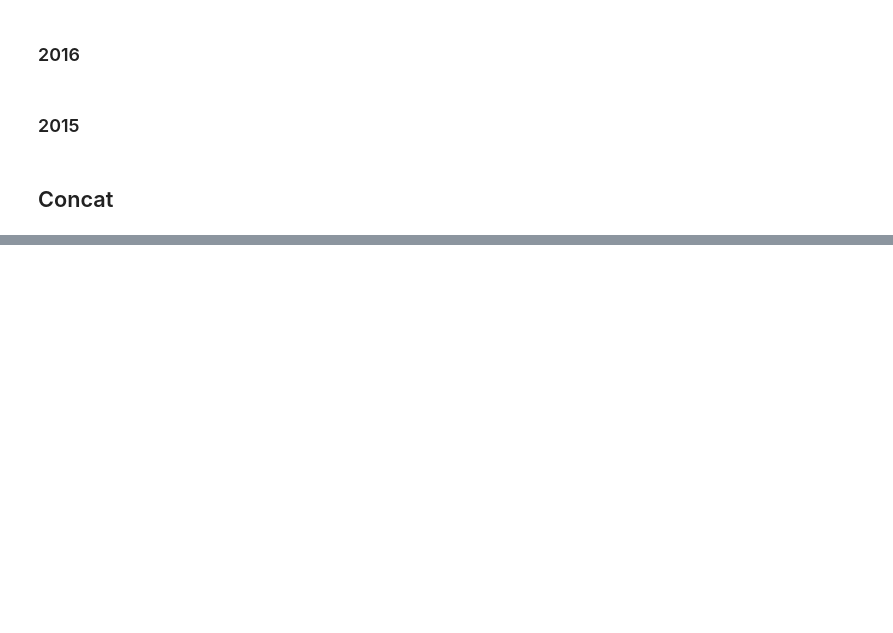
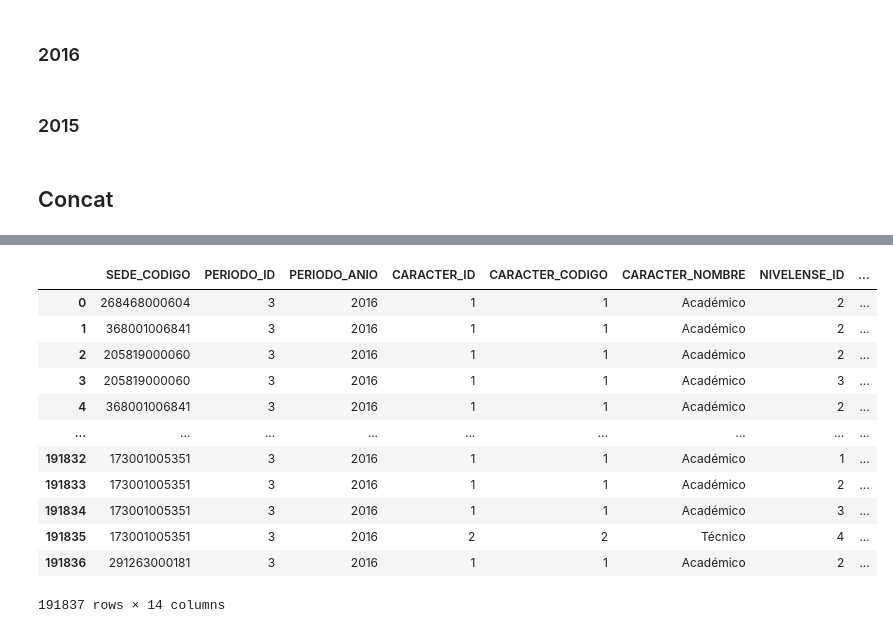
Before and after one commit to TiagoMimi/saber11_teacherinfo_db, a Jupyter notebook: joined/joined_teacher.ipynb, the cells around one changed output, grey strips where cells are left out. Cells and saved outputs as stored; diff of their text form; code cells hidden in the pictures; blank space fills up the shorter version.

```diff
--- a/joined/joined_teacher.ipynb
+++ b/joined/joined_teacher.ipynb
@@ -408,0 +520,16 @@ df_jornada_edad_2015 = dataframes["df_jornada_edad"]
+# %%
+df_asignacion_academica_2016
+# %% [output]
+|  | SEDE_CODIGO | PERIODO_ID | PERIODO_ANIO | CARACTER_ID | CARACTER_CODIGO | CARACTER_NOMBRE | NIVELENSE_ID | ... |
+| 0 | 268468000604 | 3 | 2016 | 1 | 1 | Académico | 2 | ... |
+| 1 | 368001006841 | 3 | 2016 | 1 | 1 | Académico | 2 | ... |
+| 2 | 205819000060 | 3 | 2016 | 1 | 1 | Académico | 2 | ... |
+| 3 | 205819000060 | 3 | 2016 | 1 | 1 | Académico | 3 | ... |
+| 4 | 368001006841 | 3 | 2016 | 1 | 1 | Académico | 2 | ... |
+| ... | ... | ... | ... | ... | ... | ... | ... | ... |
+| 191832 | 173001005351 | 3 | 2016 | 1 | 1 | Académico | 1 | ... |
+| 191833 | 173001005351 | 3 | 2016 | 1 | 1 | Académico | 2 | ... |
+| 191834 | 173001005351 | 3 | 2016 | 1 | 1 | Académico | 3 | ... |
+| 191835 | 173001005351 | 3 | 2016 | 2 | 2 | Técnico | 4 | ... |
+| 191836 | 291263000181 | 3 | 2016 | 1 | 1 | Académico | 2 | ... |
+191837 rows × 14 columns
```
Also changed, not shown: parts of 25 cells of this notebook, 3 other files.
